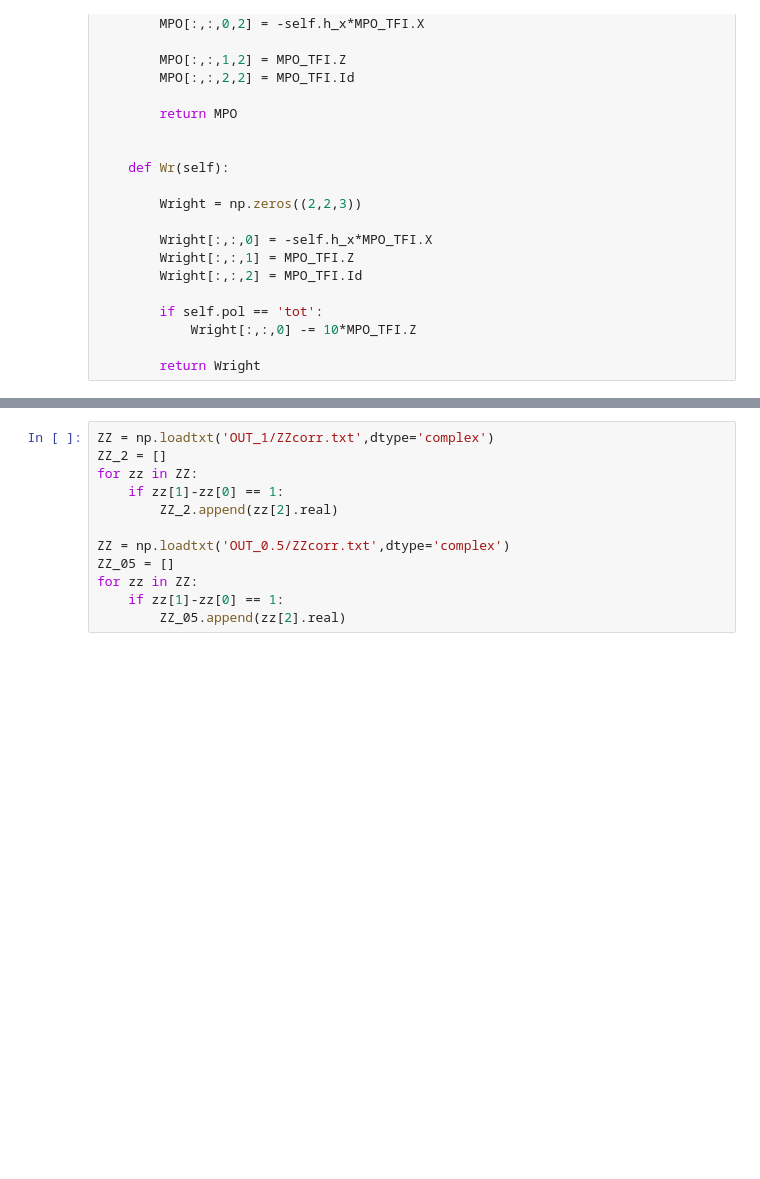
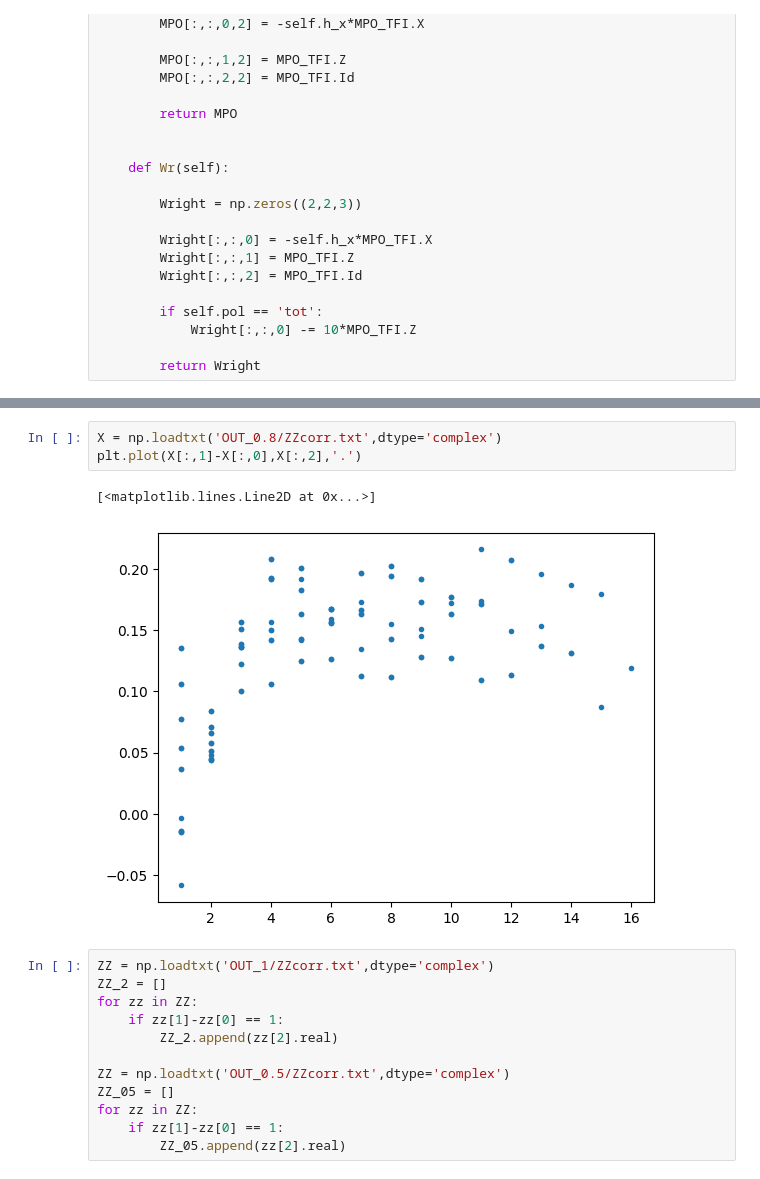
Before and after one commit to pietrorichelli/dmrg, a Jupyter notebook: dev/dev.ipynb, the cells around one changed output, grey strips where cells are left out. Drawn from its saved outputs; the diff is of its cells as text; blank space fills up the shorter version.

```diff
--- a/dev/dev.ipynb
+++ b/dev/dev.ipynb
@@ -1169,3 +1995,9 @@ X_2 = np.loadtxt('OUT_2/X.txt')
+# %%
+X = np.loadtxt('OUT_0.8/ZZcorr.txt',dtype='complex')
+plt.plot(X[:,1]-X[:,0],X[:,2],'.')
+# %% [output]
+[<matplotlib.lines.Line2D at 0x...>]
+[figure, added]
 # %%
 ZZ = np.loadtxt('OUT_1/ZZcorr.txt',dtype='complex')
 ZZ_2 = []
```
Also changed, not shown: parts of 28 cells of this notebook, 6 other files.
